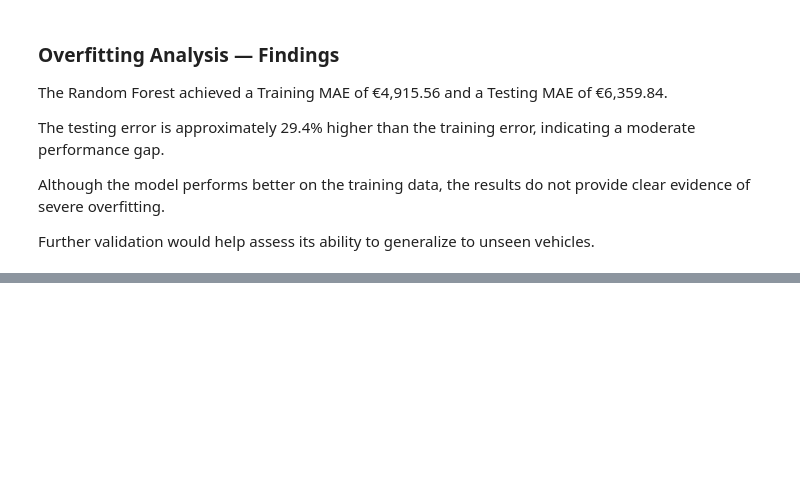
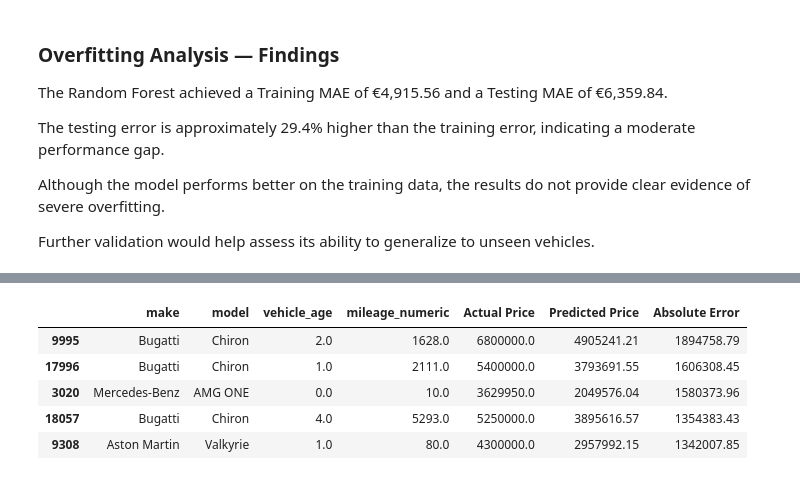
Before and after one commit to FranciscoVieira10/car-price-prediction, a Jupyter notebook: notebooks/03_model_training.ipynb, the cells around one changed output, grey strips where cells are left out. Saved outputs shown, nothing was run; the diff lists cells and outputs as text; code cells hidden in the pictures; blank space fills up the shorter version.

```diff
--- a/notebooks/03_model_training.ipynb
+++ b/notebooks/03_model_training.ipynb
@@ -302,0 +914,6 @@ Further validation would help assess its ability to generalize to unseen vehicle
+# %%
+final_model = joblib.load(
+    project_root / "models" / "catboost_final.joblib"
+)
+
+print("Final model loaded successfully!")
@@ -302,0 +936,13 @@ Further validation would help assess its ability to generalize to unseen vehicle
+# %%
+# Predict prices on the test dataset
+final_predictions = final_model.predict(X_test)
+
+# Calculate evaluation metrics
+final_mae = mean_absolute_error(y_test, final_predictions)
+final_rmse = np.sqrt(mean_squared_error(y_test, final_predictions))
+final_r2 = r2_score(y_test, final_predictions)
+
+# Display results
+print(f"Final Test MAE: €{final_mae:,.2f}")
+print(f"Final Test RMSE: €{final_rmse:,.2f}")
+print(f"Final Test R²: {final_r2:.4f}")
@@ -302,0 +977,27 @@ Further validation would help assess its ability to generalize to unseen vehicle
+# %%
+# Create a DataFrame with the test vehicles
+error_cases = X_test.copy().reset_index(drop=True)
+
+# Add actual and predicted prices
+error_cases["Actual Price"] = y_test.to_numpy()
+error_cases["Predicted Price"] = final_predictions
+
+# Calculate absolute errors
+error_cases["Absolute Error"] = (
+    error_cases["Actual Price"] - error_cases["Predicted Price"]
+).abs()
+
+# Display the five largest prediction errors
+error_cases.sort_values(
+    "Absolute Error", ascending=False
+)[[
+    "make", "model", "vehicle_age", "mileage_numeric",
+    "Actual Price", "Predicted Price", "Absolute Error"
+]].head(5).round(2)
+# %% [output]
+|  | make | model | vehicle_age | mileage_numeric | Actual Price | Predicted Price | Absolute Error |
+| 9995 | Bugatti | Chiron | 2.0 | 1628.0 | 6800000.0 | 4905241.21 | 1894758.79 |
+| 17996 | Bugatti | Chiron | 1.0 | 2111.0 | 5400000.0 | 3793691.55 | 1606308.45 |
+| 3020 | Mercedes-Benz | AMG ONE | 0.0 | 10.0 | 3629950.0 | 2049576.04 | 1580373.96 |
+| 18057 | Bugatti | Chiron | 4.0 | 5293.0 | 5250000.0 | 3895616.57 | 1354383.43 |
+| 9308 | Aston Martin | Valkyrie | 1.0 | 80.0 | 4300000.0 | 2957992.15 | 1342007.85 |
```
Also changed, not shown: parts of 53 cells of this notebook, 1 other file.
